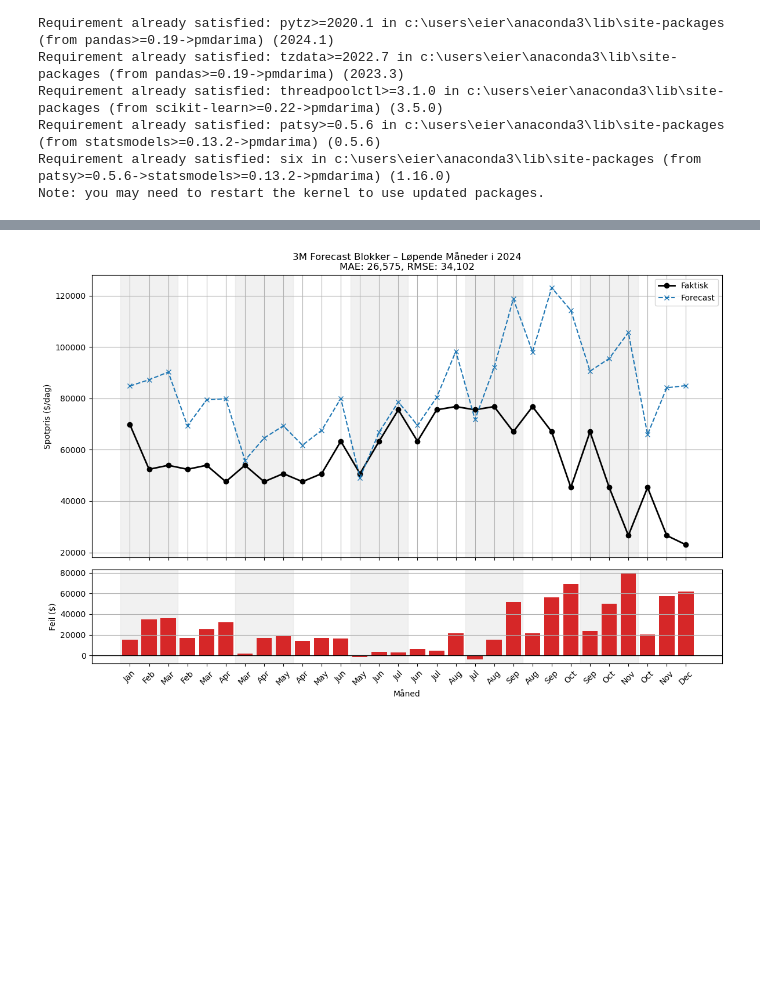
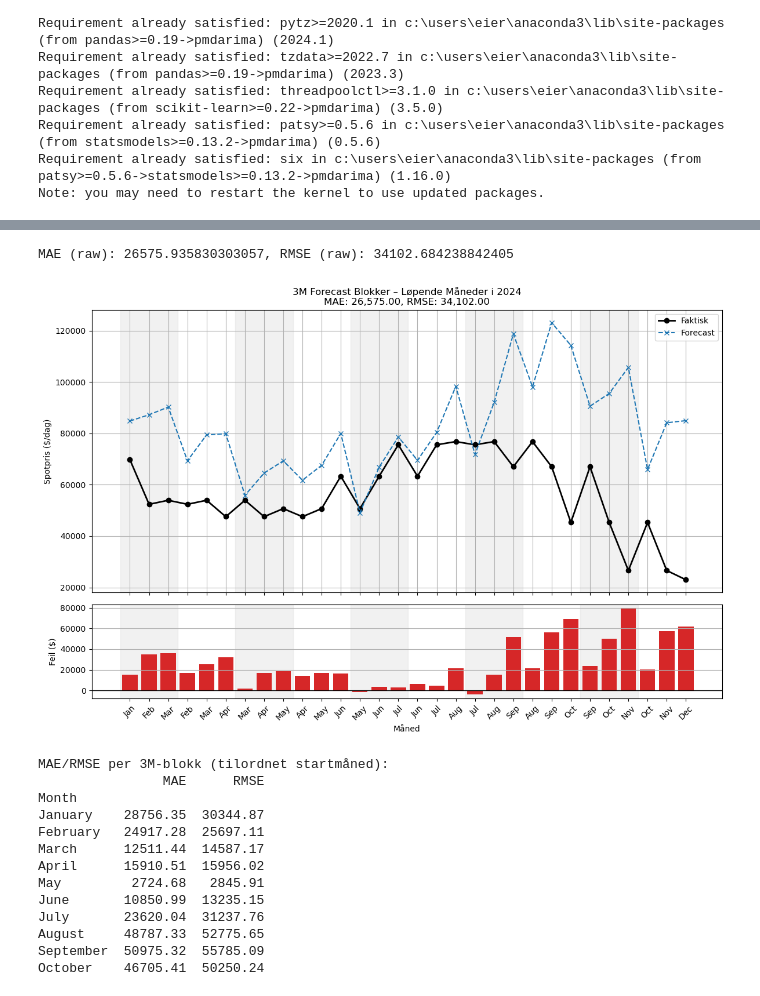
Before and after one commit to thomasmatre/LNGMaster, a Jupyter notebook: Lucas/SARIMA1m.ipynb, the cells around one changed output, grey strips where cells are left out. Drawn from its saved outputs; the diff is of its cells as text; code cells hidden in the pictures; blank space fills up the shorter version.

```diff
--- a/Lucas/SARIMA1m.ipynb
+++ b/Lucas/SARIMA1m.ipynb
@@ -241,35 +279,73 @@ rmse = np.sqrt(mean_squared_error(all_actuals, all_forecasts))
 fig, axes = plt.subplots(2, 1, figsize=(12, 8), sharex=True, gridspec_kw={'height_ratios': [3, 1]})
 
 # Top panel: forecast vs actual
 axes[0].plot(x, all_actuals, marker='o', label="Faktisk", color='black', linewidth=2)
 axes[0].plot(x, all_forecasts, marker='x', linestyle='--', label="Forecast", color='tab:blue')
 
 # Shade 3M blocks
 block_len = 3
 block_count = len(x) // block_len
 for i in range(block_count):
     if i % 2 == 0:
         axes[0].axvspan(i * block_len + 0.5, (i + 1) * block_len + 0.5, color='lightgray', alpha=0.3)
         axes[1].axvspan(i * block_len + 0.5, (i + 1) * block_len + 0.5, color='lightgray', alpha=0.3)
 
-axes[0].set_title(f"3M Forecast Blokker – Løpende Måneder i 2024\nMAE: {int(mae):,}, RMSE: {int(rmse):,}")
+axes[0].set_title(f"3M Forecast Blokker – Løpende Måneder i 2024\nMAE: {int(mae):,.2f}, RMSE: {int(rmse):,.2f}")
 axes[0].set_ylabel("Spotpris ($/dag)")
 axes[0].legend()
 axes[0].grid(True)
 
 # Bottom panel: residuals
 axes[1].bar(x, residuals, color='tab:red')
 axes[1].axhline(0, color='black', linewidth=1)
 axes[1].set_ylabel("Feil ($)")
 axes[1].set_xlabel("Måned")
 axes[1].grid(True, axis='y')
 axes[1].set_xticks(x)
 axes[1].set_xticklabels(month_labels, rotation=45)
 
 plt.tight_layout()
+print(f"MAE (raw): {mae}, RMSE (raw): {rmse}")
 plt.show()
+
+# === 6. Gruppér per blokk-start (3M) ===
+block_starts = forecast_start_dates[:len(all_forecasts)//3]  # én dato per blokk
+block_mae = []
+block_rmse = []
+
+for i in range(0, len(all_forecasts), 3):
+    f_block = all_forecasts[i:i+3]
+    a_block = all_actuals[i:i+3]
+    if len(f_block) == 3:
+        mae = mean_absolute_error(a_block, f_block)
+        rmse = np.sqrt(mean_squared_error(a_block, f_block))
+        block_mae.append(mae)
+        block_rmse.append(rmse)
+
+df_blocks = pd.DataFrame({
+    "Month": block_starts.strftime('%B'),
+    "MAE": block_mae,
+    "RMSE": block_rmse
+}).set_index("Month")
+
+print("\nMAE/RMSE per 3M-blokk (tilordnet startmåned):")
+print(df_blocks.round(2))
 # %% [output]
+MAE (raw): 26575.935830303057, RMSE (raw): 34102.684238842405
-[figure, old version]
+[figure, new version]
+MAE/RMSE per 3M-blokk (tilordnet startmåned):
+                MAE      RMSE
+Month
+January    28756.35  30344.87
+February   24917.28  25697.11
+March      12511.44  14587.17
+April      15910.51  15956.02
+May         2724.68   2845.91
+June       10850.99  13235.15
+July       23620.04  31237.76
+August     48787.33  52775.65
+September  50975.32  55785.09
+October    46705.41  50250.24
 # %%
 import pandas as pd
 import numpy as np
```
Also changed, not shown: parts of 8 cells of this notebook, 6 other files.
